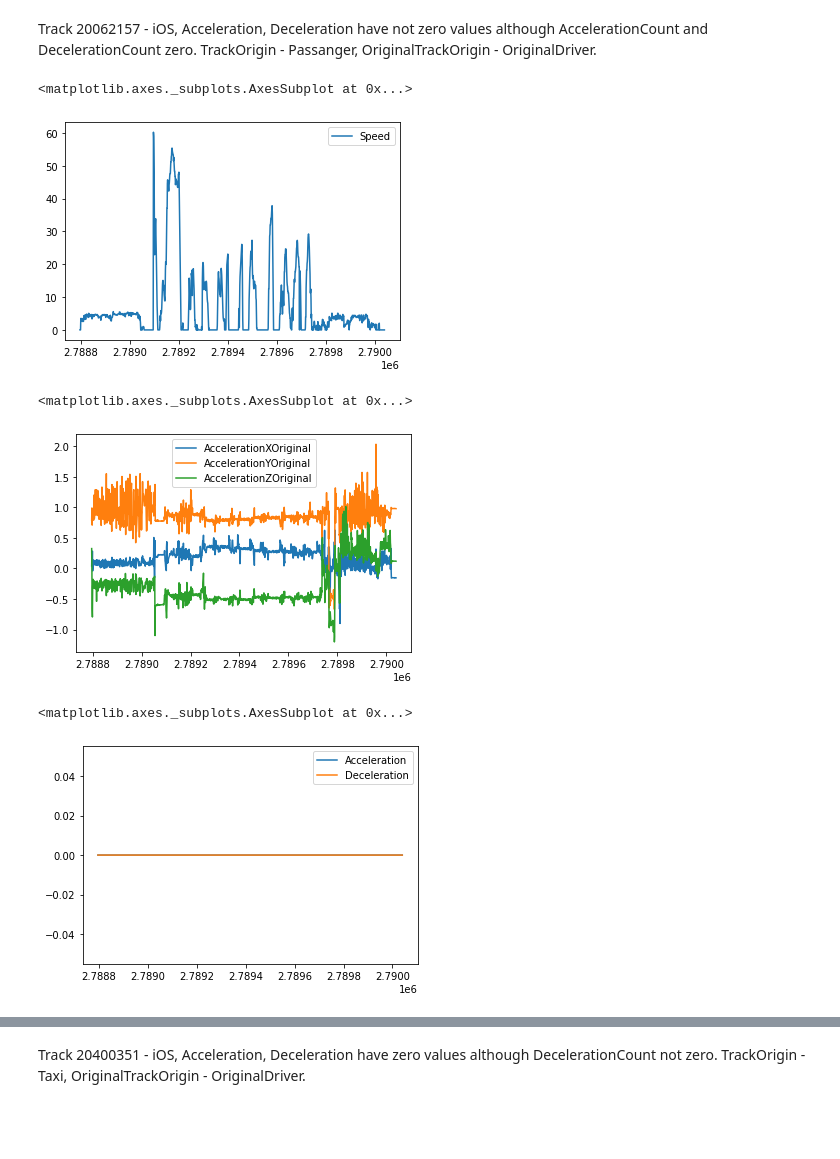
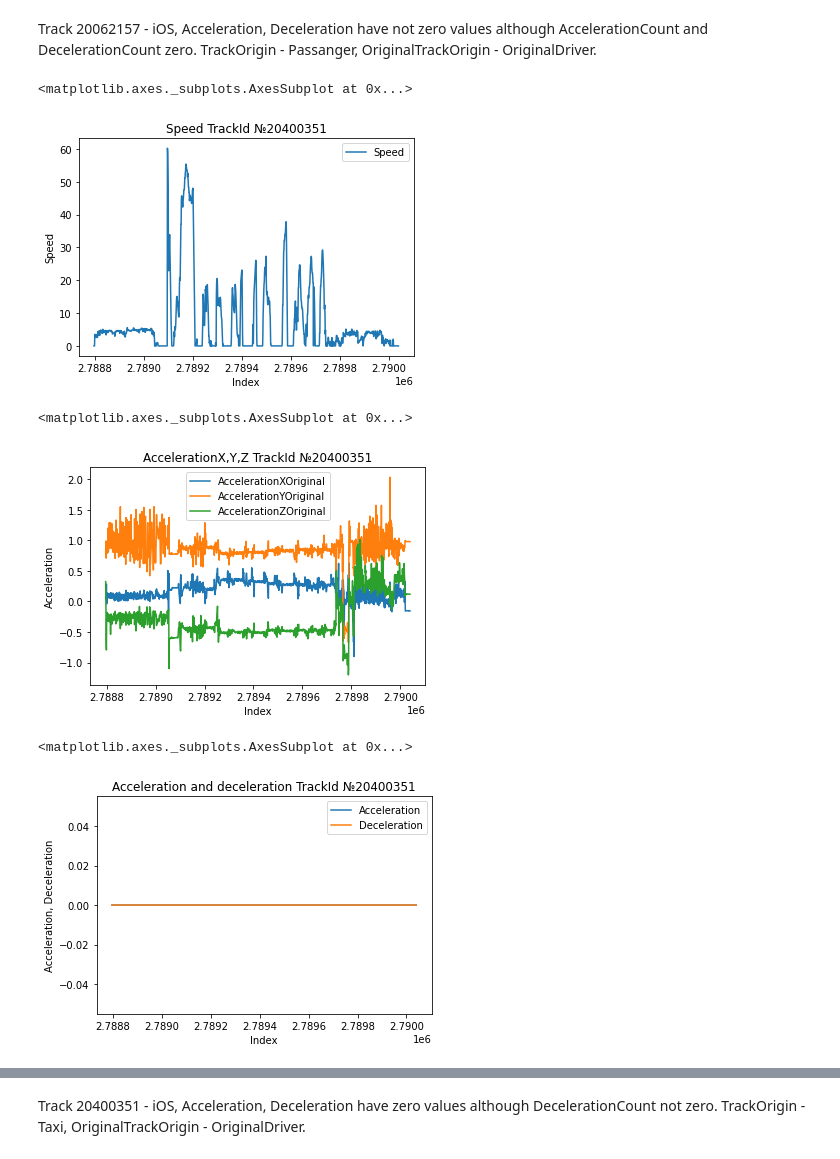
Before and after one commit to Cepera90/test, a Jupyter notebook: test_1_2.ipynb, the cells around one changed output, grey strips where cells are left out. Cells and saved outputs as stored; diff of their text form; code cells hidden in the pictures; blank space fills up the shorter version.

```diff
--- a/test_1_2.ipynb
+++ b/test_1_2.ipynb
@@ -90,20 +96,23 @@ TrackOrigin - Passanger, OriginalTrackOrigin - OriginalDriver.
 # %%
 # iOS track 20400351
 TP_iOS_20400351 = TP_OS.query("IncomingTrackId == 20400351")
-TP_iOS_20400351.loc[:,['Speed']].plot()
+TP_iOS_20400351.loc[:,['Speed']].plot(title='Speed TrackId №20400351',
+                                                  xlabel='Index', ylabel='Speed')
 # %% [output]
 <matplotlib.axes._subplots.AxesSubplot at 0x...>
-[figure, old version]
+[figure, new version]
 # %%
-TP_iOS_20400351.loc[:,['AccelerationXOriginal','AccelerationYOriginal','AccelerationZOriginal']].plot()
+TP_iOS_20400351.loc[:,['AccelerationXOriginal','AccelerationYOriginal','AccelerationZOriginal']].plot(title='AccelerationX,Y,Z TrackId №20400351',
+                                                  xlabel='Index', ylabel='Acceleration')
 # %% [output]
 <matplotlib.axes._subplots.AxesSubplot at 0x...>
-[figure, old version]
+[figure, new version]
 # %%
-TP_iOS_20400351.loc[:,['Acceleration','Deceleration']].plot()
+TP_iOS_20400351.loc[:,['Acceleration','Deceleration']].plot(title='Acceleration and deceleration TrackId №20400351',
+                                                  xlabel='Index', ylabel='Acceleration, Deceleration')
 # %% [output]
 <matplotlib.axes._subplots.AxesSubplot at 0x...>
-[figure, old version]
+[figure, new version]
 # %%
 RT.query("IncomingTrackId == 20400351")
 # %% [output]
```
Also changed, not shown: parts of 9 cells of this notebook.
